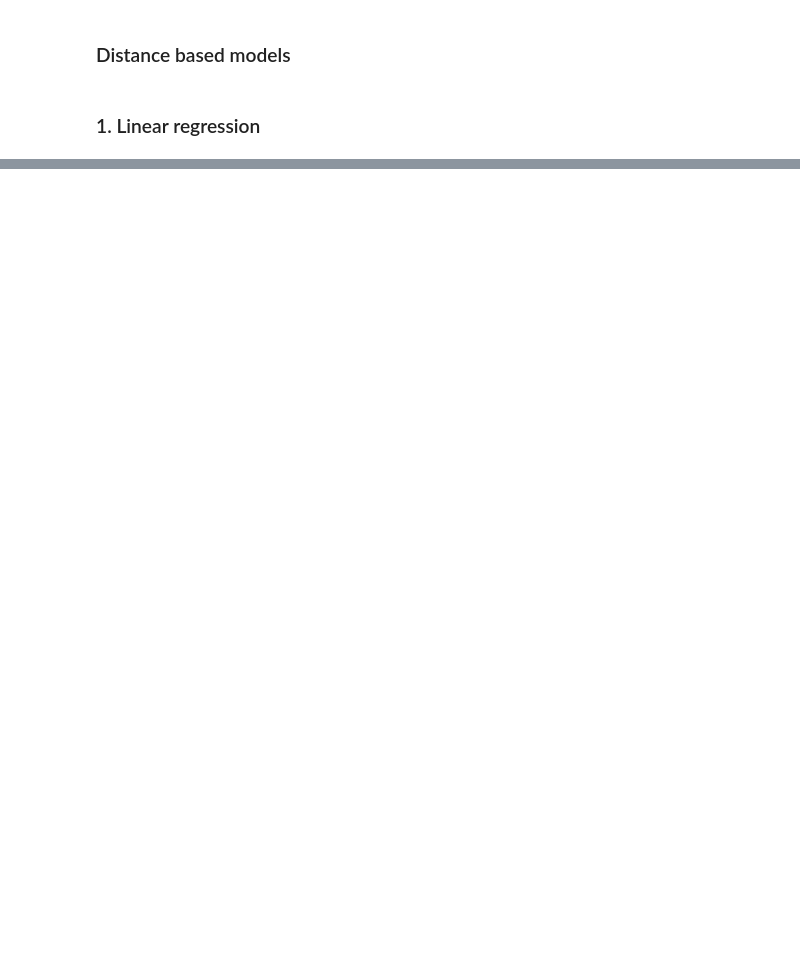
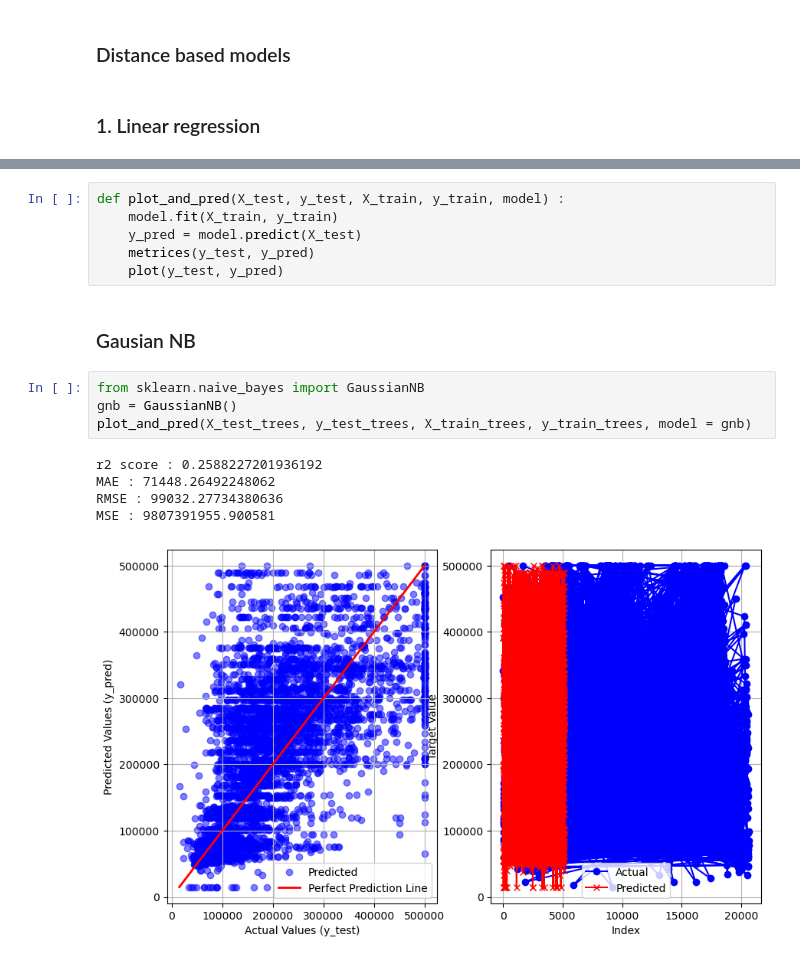
Before and after one commit to utsav87589/California-Housing, a Jupyter notebook: Supervised ML/models.ipynb, the cells around one changed output, grey strips where cells are left out. Drawn from its saved outputs; the diff is of its cells as text; blank space fills up the shorter version.

```diff
--- a/Supervised ML/models.ipynb
+++ b/Supervised ML/models.ipynb
@@ -108,0 +143,18 @@ MSE : 0.023845535589748383
+# %%
+def plot_and_pred(X_test, y_test, X_train, y_train, model) :
+    model.fit(X_train, y_train)
+    y_pred = model.predict(X_test)
+    metrices(y_test, y_pred)
+    plot(y_test, y_pred)
+# %% [markdown]
+### Gausian NB
+# %%
+from sklearn.naive_bayes import GaussianNB
+gnb = GaussianNB()
+plot_and_pred(X_test_trees, y_test_trees, X_train_trees, y_train_trees, model = gnb)
+# %% [output]
+r2 score : 0.2588227201936192
+MAE : 71448.26492248062
+RMSE : 99032.27734380636
+MSE : 9807391955.900581
+[figure, added]
```
Also changed, not shown: parts of 19 cells of this notebook, 4 other files.
